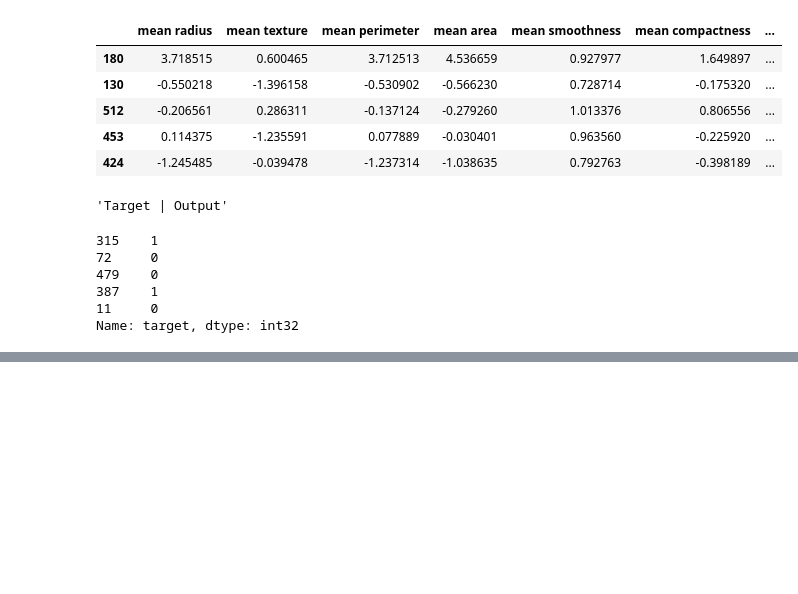
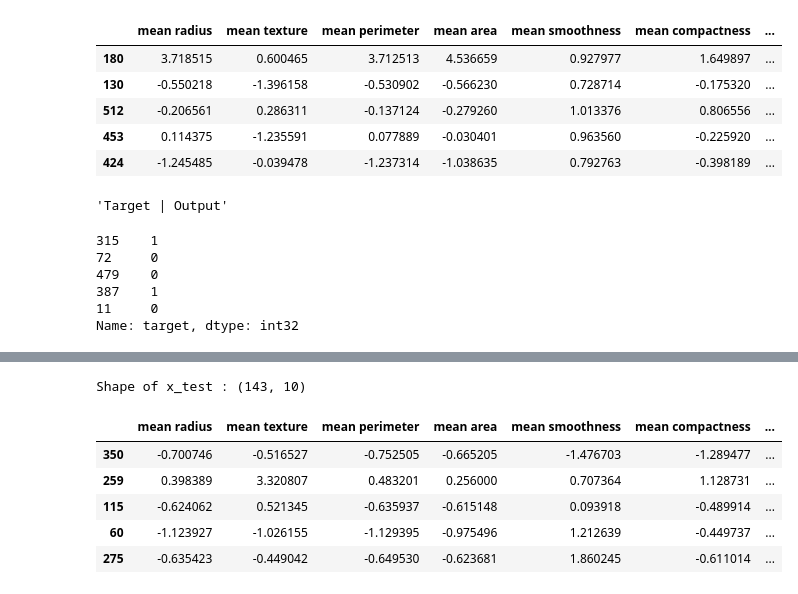
Before and after one commit to DarkDk123/ZTM-ML-Data-Science, a Jupyter notebook: 7. Scikit learn - Creating ML models/Scikit-learn Entire Breakdown.ipynb, the cells around one changed output, grey strips where cells are left out. Drawn from its saved outputs; the diff is of its cells as text; code cells hidden in the pictures; blank space fills up the shorter version.

```diff
--- a/7. Scikit learn - Creating ML models/Scikit-learn Entire Breakdown.ipynb
+++ b/7. Scikit learn - Creating ML models/Scikit-learn Entire Breakdown.ipynb
@@ -1033,0 +1048,18 @@ We got pretty good accuracy.
+# %%
+# Using any arbitrary data format | shape to predict via our trained regression model.
+
+# model.predict([3, 4, 5, 2]) # This line will raise "ValueError".
+
+# Cause it need the same shape of data it is trained on.
+
+# Something like x_test!!
+print(f"Shape of x_test : {x_test.shape}")
+x_test.head()
+# %% [output]
+Shape of x_test : (143, 10)
+|  | mean radius | mean texture | mean perimeter | mean area | mean smoothness | mean compactness | ... |
+| 350 | -0.700746 | -0.516527 | -0.752505 | -0.665205 | -1.476703 | -1.289477 | ... |
+| 259 | 0.398389 | 3.320807 | 0.483201 | 0.256000 | 0.707364 | 1.128731 | ... |
+| 115 | -0.624062 | 0.521345 | -0.635937 | -0.615148 | 0.093918 | -0.489914 | ... |
+| 60 | -1.123927 | -1.026155 | -1.129395 | -0.975496 | 1.212639 | -0.449737 | ... |
+| 275 | -0.635423 | -0.449042 | -0.649530 | -0.623681 | 1.860245 | -0.611014 | ... |
```
Also changed, not shown: parts of 19 cells of this notebook.
